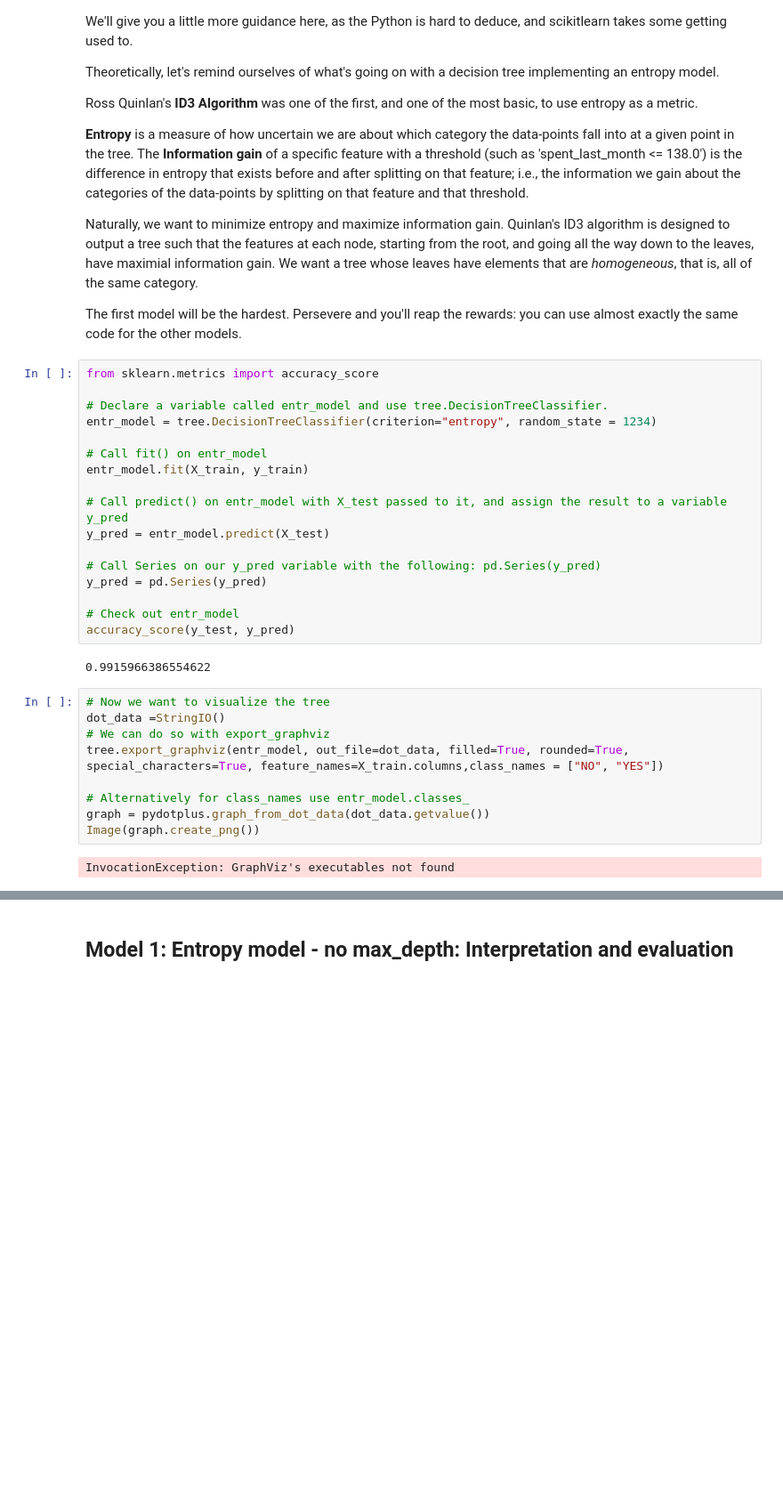
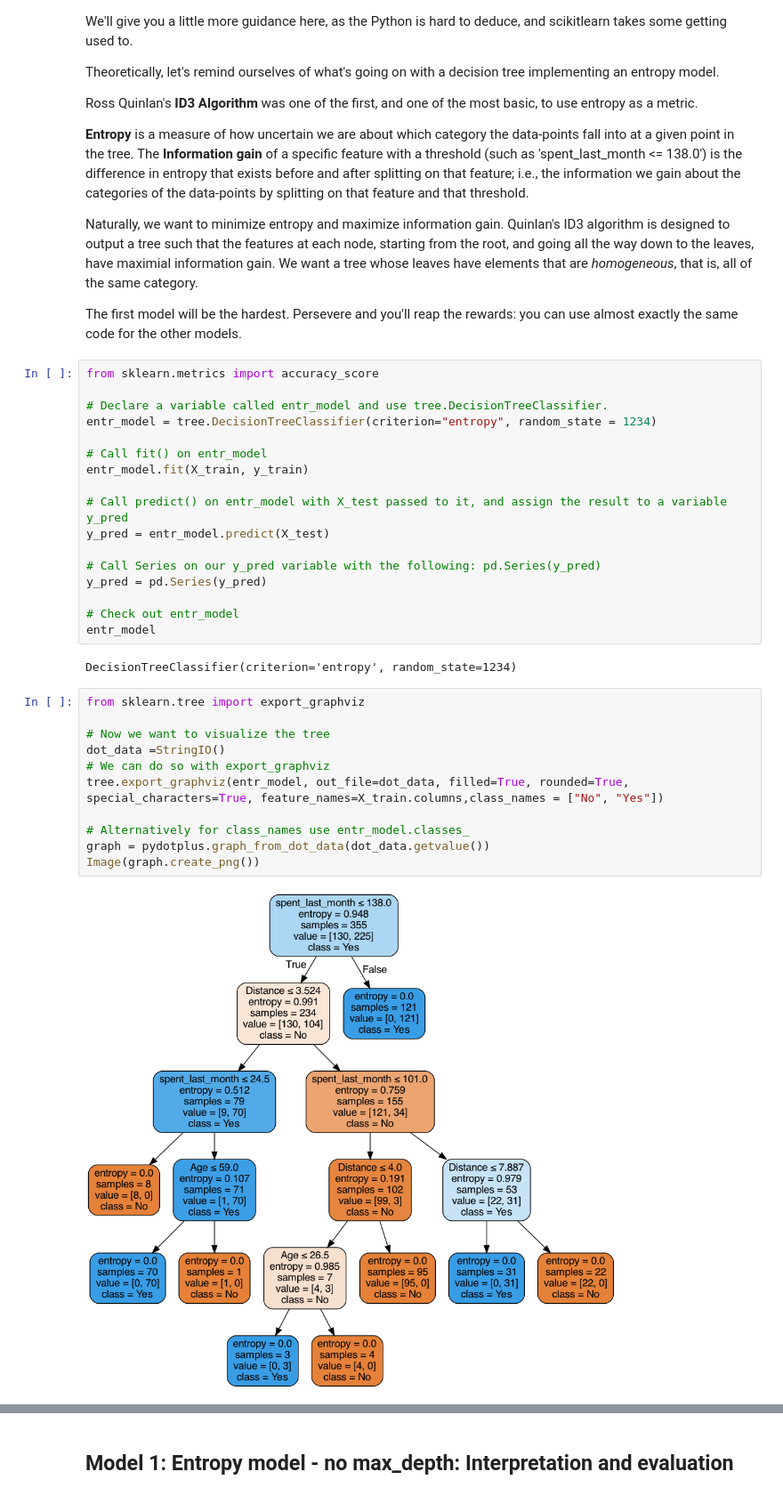
Before and after one commit to pjrodriguez-sb/14-Supervised_learning, a Jupyter notebook: Springboard Decision Tree Specialty Coffee Case Study - Tier 3.ipynb, the cells around one changed output, grey strips where cells are left out. Shown at 89% size. Saved outputs shown, nothing was run; the diff lists cells and outputs as text; blank space fills up the shorter version.

```diff
--- a/Springboard Decision Tree Specialty Coffee Case Study - Tier 3.ipynb
+++ b/Springboard Decision Tree Specialty Coffee Case Study - Tier 3.ipynb
@@ -403,17 +400,19 @@ y_pred = entr_model.predict(X_test)
 y_pred = pd.Series(y_pred)
 
 # Check out entr_model
-accuracy_score(y_test, y_pred)
+entr_model
 # %% [output]
-0.9915966386554622
+DecisionTreeClassifier(criterion='entropy', random_state=1234)
 # %%
+from sklearn.tree import export_graphviz
+
 # Now we want to visualize the tree
 dot_data =StringIO()
 # We can do so with export_graphviz
-tree.export_graphviz(entr_model, out_file=dot_data, filled=True, rounded=True, special_characters=True, feature_names=X_train.columns,class_names = ["NO", "YES"])
+tree.export_graphviz(entr_model, out_file=dot_data, filled=True, rounded=True, special_characters=True, feature_names=X_train.columns,class_names = ["No", "Yes"])
 
 # Alternatively for class_names use entr_model.classes_
 graph = pydotplus.graph_from_dot_data(dot_data.getvalue())
 Image(graph.create_png())
 # %% [output]
-InvocationException: GraphViz's executables not found
+[figure, added]
```
Also changed, not shown: parts of 24 cells of this notebook.
